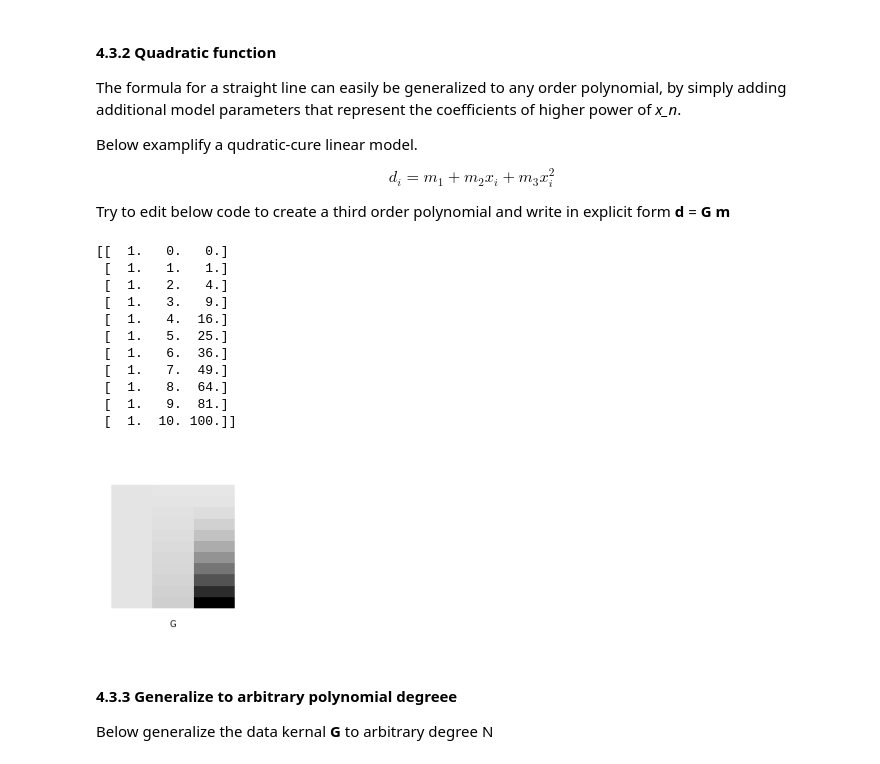
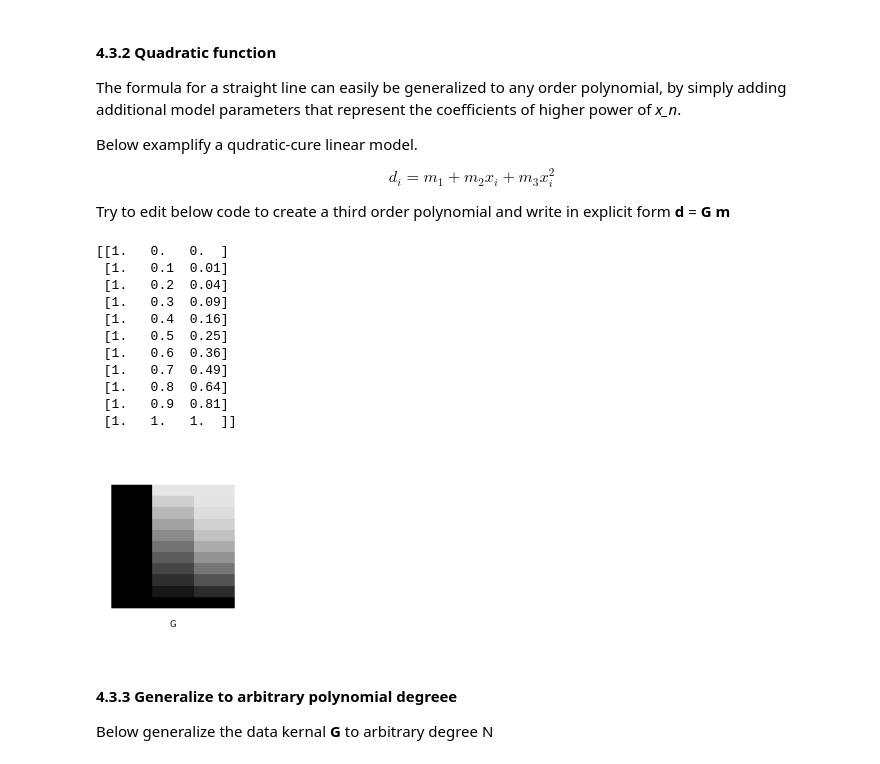
Before and after one commit to zijinping/ESSC5602, a Jupyter notebook: ESSC5602/Archive/eda_python/eda_04.ipynb, the cells around one changed output. Drawn from its saved outputs; the diff is of its cells as text; code cells hidden in the pictures.

```diff
--- a/ESSC5602/Archive/eda_python/eda_04.ipynb
+++ b/ESSC5602/Archive/eda_python/eda_04.ipynb
@@ -28,14 +28,10 @@ from matplotlib import pyplot as plt; import matplotlib.cm as cm ; from matplotl
 def eda_draw(*argv):
     bw = np.zeros((256,4));
     v = 0.9*(256 - np.linspace( 0, 255, 256 ))/255;
-    bw[:,0] = v;
-    bw[:,1] = v;
-    bw[:,2] = v;
-    bw[:,3] = np.ones(256);
+    bw[:,0], bw[:,1], bw[:,2], bw[:,3] = v, v, v, np.ones(256);
     bwcmap = ListedColormap(bw);
     # size of plot
-    W = 16;
-    H = 4;
+    W = 16; H = 4;
     fig1 = plt.figure(1);
     # figsize width and height in inches
     fig1.set_size_inches(W,H);
@@ -60,30 +56,20 @@ def eda_draw(*argv):
                 a = np.zeros((n,1));
                 a[:,0] = ap;
             else:
-                n = sh[0];
-                m = sh[1];
+                n = sh[0]; m = sh[1];
             if m==1:
                 pold=p;
-                left=p;
-                right=p+LV;
-                bottom=-LM/2;
-                top=LM/2;
+                left=p; right=p+LV; bottom=-LM/2; top=LM/2;
                 plt.imshow( a, cmap=bwcmap, vmin=np.min(a), vmax=np.max(a), extent=(left,right,bottom,top) );
-                p = p+LV;
-                pm = (p+pold)/2;
+                p = p+LV; pm = (p+pold)/2;
                 if istitle:
                     plt.text(pm,-(LM/2)-TO,titlestr,horizontalalignment='center');
                     istitle=0;
                 p = p+SP;
             else:
-                pold=p;
-                left=p;
-                right=p+LM;
-                bottom=-LM/2;
-                top=LM/2;
+                pold=p; left=p; right=p+LM; bottom=-LM/2; top=LM/2;
                 plt.imshow( a, cmap=bwcmap, vmin=np.min(a), vmax=np.max(a), extent=(left,right,bottom,top) );
-                p = p+LM;
-                pm = (p+pold)/2;
+                p = p+LM; pm = (p+pold)/2;
                 if istitle:
                     plt.text(pm,-(LM/2)-TO,titlestr,horizontalalignment='center');
                     istitle=0;
@@ -171,33 +157,33 @@ Try to edit below code to create a third order polynomial and write in explicit
 # %%
 # eda04_02: data kernel for quadratic-curve linear model
 
 # make the auxillary variable x
 N=11;
 x = np.zeros((N,1));
-x[:,0] = np.linspace(0,N-1,N);
+x[:,0] = np.linspace(0,1,N);
 
 G = np.zeros((N,3));
 # G[:,0] as has size 11, but np.ones((N,1)) and x has size 11x1,
 # so a ravel() is required to match size.  (Yuck!)
 G[:,0] = np.ones((N,1)).ravel();
 G[:,1] = x.ravel();
 G[:,2] = np.power(x,2).ravel();
 
 print(G);
-#eda_draw('title G',G);
+eda_draw('title G',G);
 # %% [output]
-[[  1.   0.   0.]
- [  1.   1.   1.]
- [  1.   2.   4.]
- [  1.   3.   9.]
- [  1.   4.  16.]
- [  1.   5.  25.]
- [  1.   6.  36.]
- [  1.   7.  49.]
- [  1.   8.  64.]
- [  1.   9.  81.]
- [  1.  10. 100.]]
+[[1.   0.   0.  ]
+ [1.   0.1  0.01]
+ [1.   0.2  0.04]
+ [1.   0.3  0.09]
+ [1.   0.4  0.16]
+ [1.   0.5  0.25]
+ [1.   0.6  0.36]
+ [1.   0.7  0.49]
+ [1.   0.8  0.64]
+ [1.   0.9  0.81]
+ [1.   1.   1.  ]]
-[figure, old version]
+[figure, new version]
 # %% [markdown]
 #### 4.3.3 Generalize to arbitrary polynomial degreee
 
```
Also changed, not shown: parts of 4 cells of this notebook.
